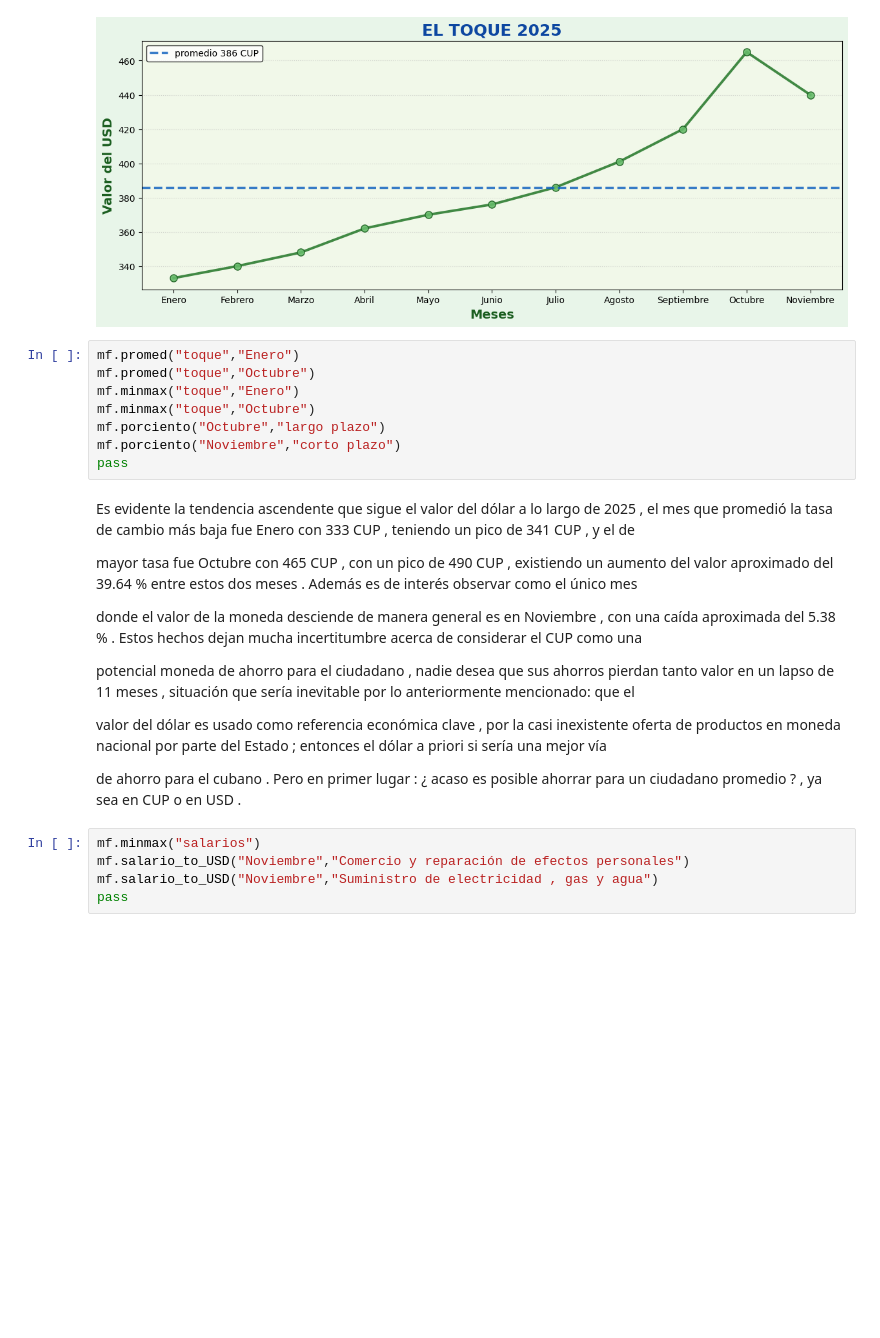
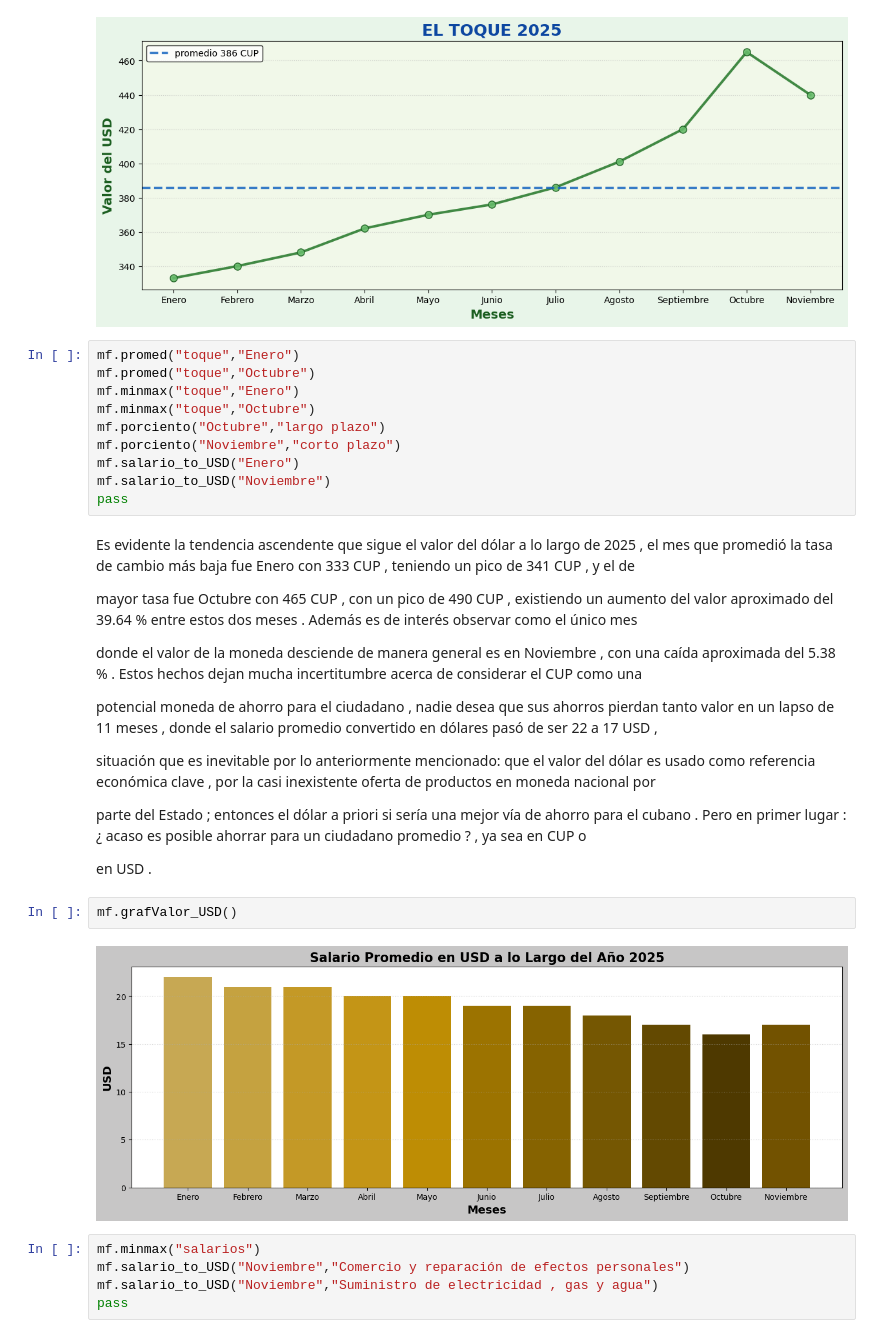
Before and after one commit to Fabian806806/Econom-a-Cubana, a Jupyter notebook: Proyecto.ipynb, the cells around one changed output. Drawn from its saved outputs; the diff is of its cells as text; blank space fills up the shorter version.

```diff
--- a/Proyecto.ipynb
+++ b/Proyecto.ipynb
@@ -34,6 +34,8 @@ mf.minmax("toque","Enero")
 mf.minmax("toque","Octubre")
 mf.porciento("Octubre","largo plazo")
 mf.porciento("Noviembre","corto plazo")
+mf.salario_to_USD("Enero")
+mf.salario_to_USD("Noviembre")
 pass
 # %% [markdown]
 Es evidente la tendencia ascendente que sigue el valor del dólar a lo largo de 2025 , el mes que promedió la tasa de cambio más baja fue Enero con 333 CUP , teniendo un pico de 341 CUP , y el de
@@ -42,11 +44,17 @@ mayor tasa fue Octubre con 465 CUP , con un pico de 490 CUP , existiendo un aume
 
 donde el valor de la moneda desciende de manera general es en Noviembre , con una caída aproximada del 5.38 % . Estos hechos dejan mucha incertitumbre acerca de considerar el CUP como una
 
-potencial moneda de ahorro para el ciudadano , nadie desea que sus ahorros pierdan tanto valor en un lapso de 11 meses , situación que sería inevitable por lo anteriormente mencionado: que el
+potencial moneda de ahorro para el ciudadano , nadie desea que sus ahorros pierdan tanto valor en un lapso de 11 meses , donde el salario promedio convertido en dólares pasó de ser 22 a 17 USD ,
 
-valor del dólar es usado como referencia económica clave , por la casi inexistente oferta de productos en moneda nacional por parte del Estado ; entonces el dólar a priori si sería una mejor vía
+situación que es inevitable por lo anteriormente mencionado: que el valor del dólar es usado como referencia económica clave , por la casi inexistente oferta de productos en moneda nacional por
 
-de ahorro para el cubano . Pero en primer lugar : ¿ acaso es posible ahorrar para un ciudadano promedio ? , ya sea en CUP o en USD .
+parte del Estado ; entonces el dólar a priori si sería una mejor vía de ahorro para el cubano . Pero en primer lugar : ¿ acaso es posible ahorrar para un ciudadano promedio ? , ya sea en CUP o
+
+en USD .
+# %%
+mf.grafValor_USD()
+# %% [output]
+[figure, added]
 # %%
 mf.minmax("salarios")
 mf.salario_to_USD("Noviembre","Comercio y reparación de efectos personales")
```
Also changed, not shown: parts of 3 cells of this notebook, 1 other file.
